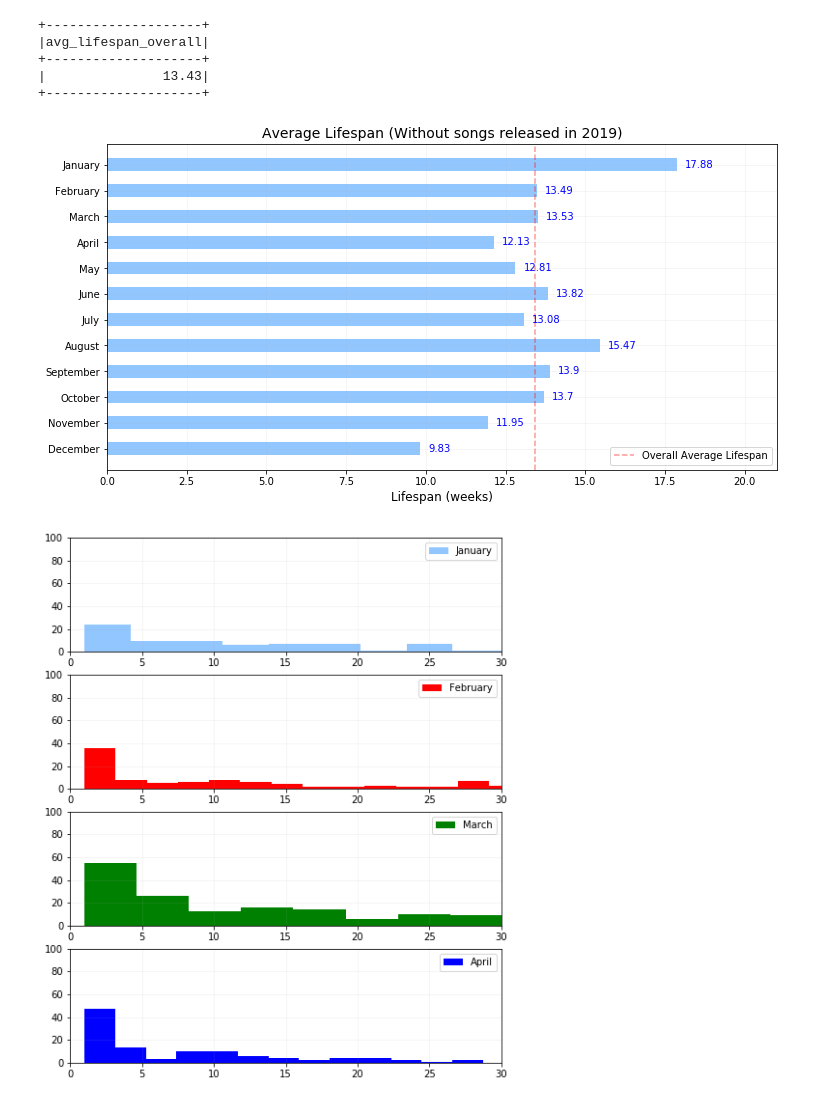
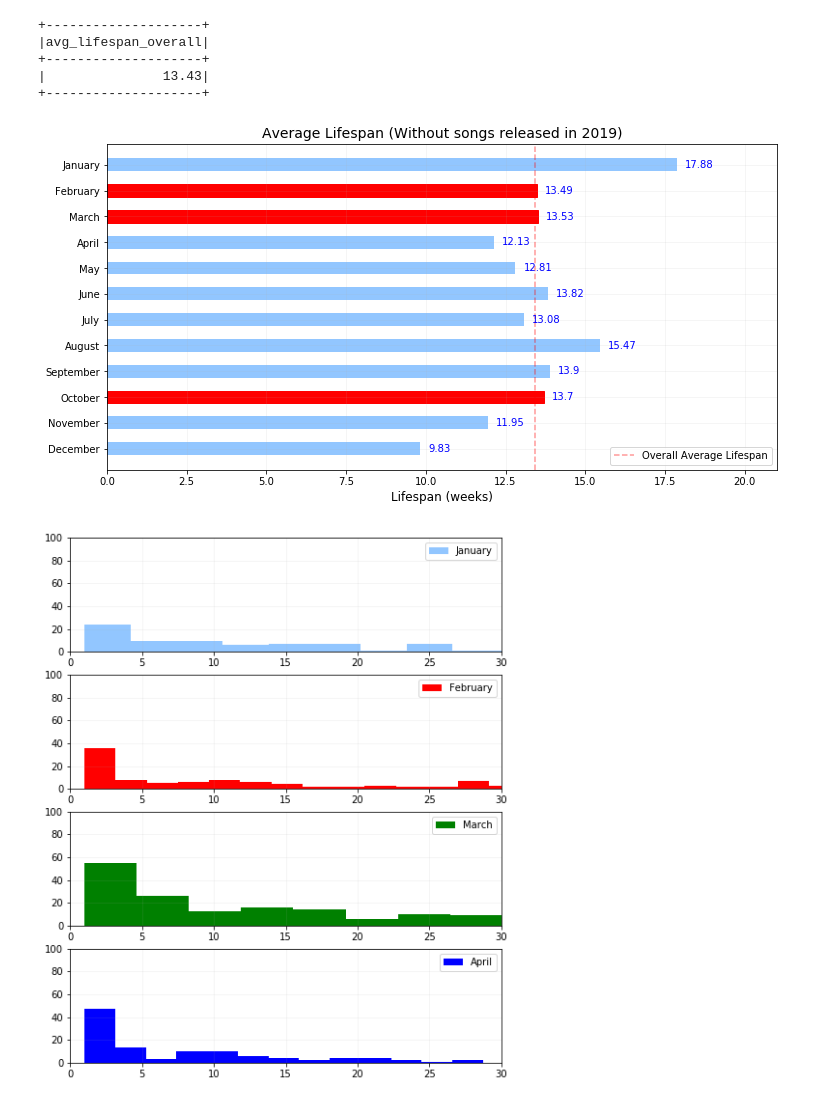
Before and after one commit to virsagothethird/UK-Top-100-Songs, a Jupyter notebook: uk100-eda.ipynb, the cells around one changed output. Cells and saved outputs as stored; diff of their text form; code cells hidden in the pictures.

```diff
--- a/uk100-Copy2.ipynb
+++ b/uk100-eda.ipynb
@@ -897,19 +897,22 @@ avg_lifespan = avg_lifespan_per_month.rdd.map(lambda row: row.avg_lifespan).coll
 # %%
 fig, ax = plt.subplots(figsize=(12,6))
 
-ax.barh(months, avg_lifespan, height=0.5)
+bar_plot = ax.barh(months, avg_lifespan, height=0.5)
+bar_plot[1].set_color('r')
+bar_plot[2].set_color('r')
+bar_plot[9].set_color('r')
 ax.invert_yaxis()
 for i, v in enumerate(avg_lifespan):
     ax.text(v + 0.25, i + .1, str(v), color='blue')
 ax.axvline(13.43, color='r', linestyle="--", alpha=0.4, label="Overall Average Lifespan")
 ax.set_xlim(0,21)
 ax.set_title('Average Lifespan (Without songs released in 2019)', fontsize=14)
 ax.set_xlabel("Lifespan (weeks)", fontsize=12)
 ax.legend()
 ax.grid(alpha=0.15)
 plt.savefig("img/avg_lifespan_month.png")
 # %% [output]
-[figure, old version]
+[figure, new version]
 # %%
 def samp(month):
     sample = spark.sql('''
```
Also changed, not shown: 4 other files.
